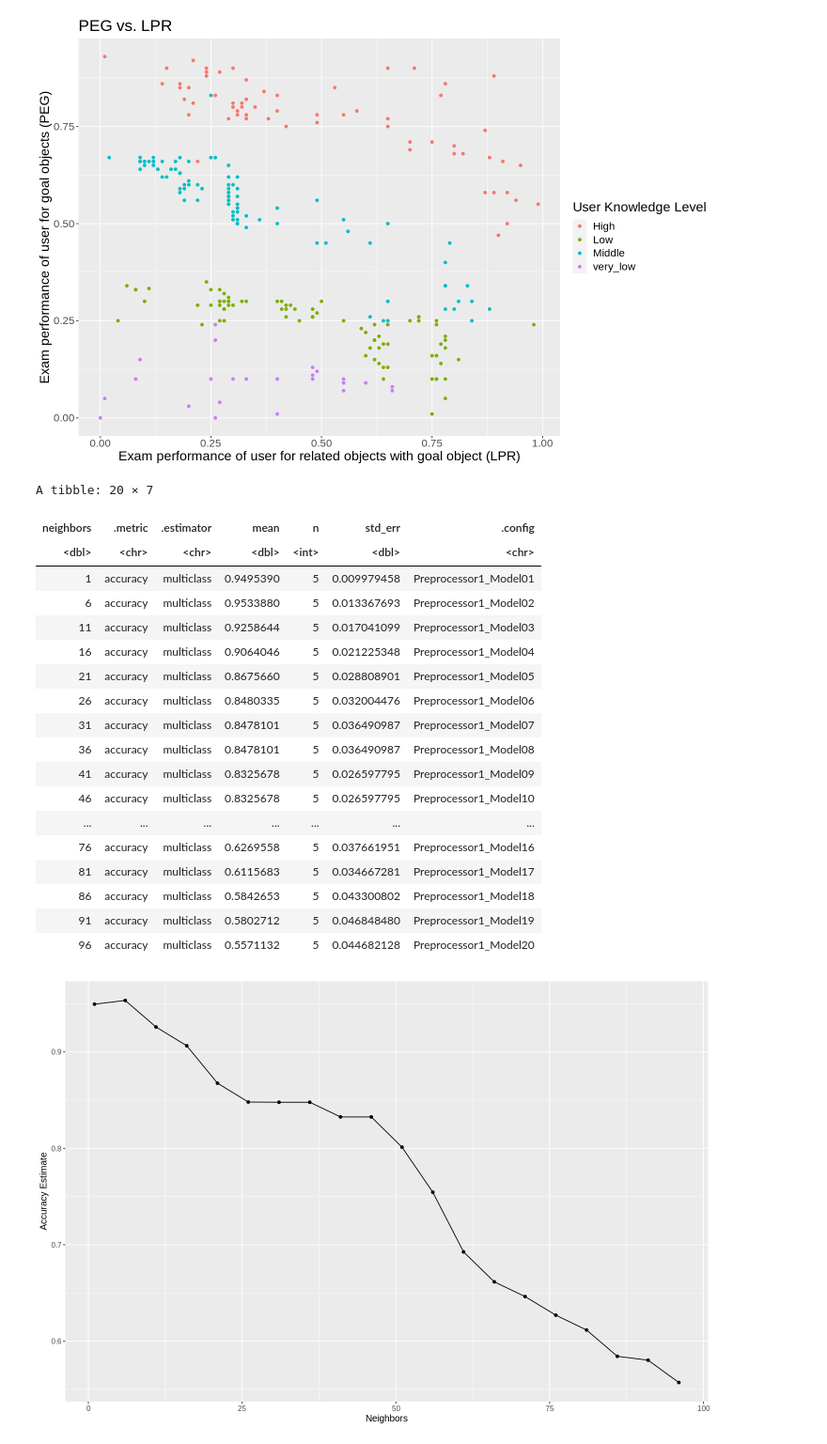
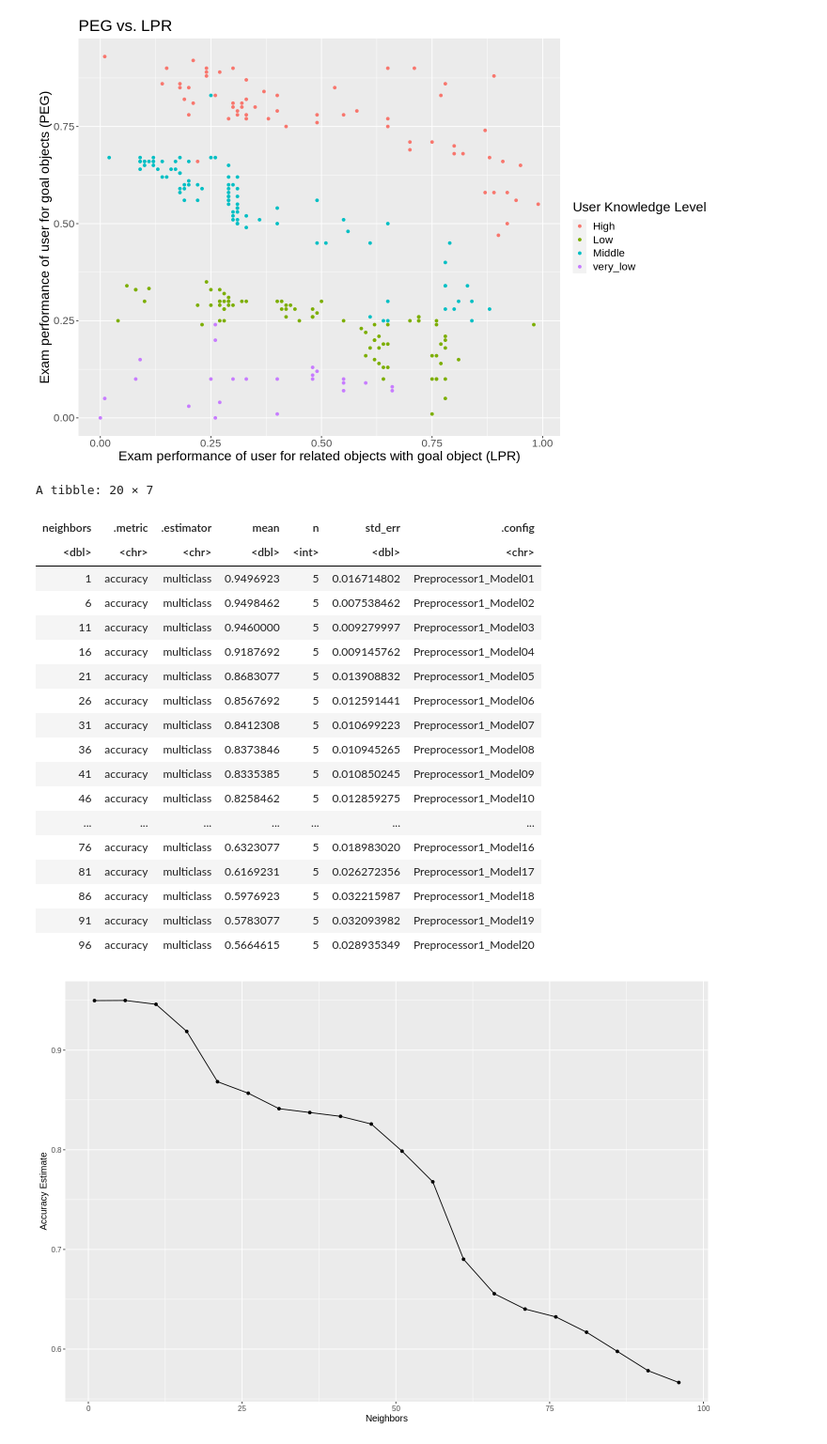
Before and after one commit to janicechn/project-005-25, a Jupyter notebook: term-project.ipynb, the cells around one changed output. Shown at 94% size. Drawn from its saved outputs; the diff is of its cells as text; code cells hidden in the pictures.

```diff
--- a/term-project.ipynb
+++ b/term-project.ipynb
@@ -15,9 +15,7 @@ set.seed(1234)
 url = "https://archive.ics.uci.edu/ml/machine-learning-databases/00257/Data_User_Modeling_Dataset_Hamdi%20Tolga%20KAHRAMAN.xls"
 data = download.file(url, destfile = "user.xls")
 user_train = read_excel("user.xls", sheet = 2) %>%
-            select(LPR, PEG, UNS)
-# levels(user_train$UNS) <- list("High"  = "High", "Low" = "Low", "Middle" = "Middle", "very_low" = "Very Low")
-user_train = user_train %>%
+            select(LPR, PEG, UNS) %>%
             mutate(UNS = as.factor(UNS))
 user_test = read_excel("user.xls", sheet = 3) %>%
             select(LPR, PEG, UNS) %>%
@@ -41,50 +63,50 @@ user_train_plot
 # %%
 # prepare for data modelling
 user_recipe <- recipe(UNS ~ LPR + PEG , data = user_train)
 # create classifier and using cross-validation for parameter value selection (K)
 knn_spec <- nearest_neighbor(weight_func = "rectangular", neighbors = tune()) %>%
       set_engine("kknn") %>%
       set_mode("classification")
 # 5-fold cross-validation
 user_vfold <- vfold_cv(user_train, v = 5, strata = "UNS")
 k_vals <- tibble(neighbors = seq(from = 1, to = 100, by = 5))
 # train classifier with training data
 user_results <- workflow() %>%
       add_recipe(user_recipe) %>%
       add_model(knn_spec) %>%
       tune_grid(user_vfold, grid = k_vals) %>%
       collect_metrics()
 accuracies <- user_results %>%
       filter(.metric == "accuracy")
-accuracies
+head(accuracies)
 # look for K with highest accuracy
 accuracy_vs_k <- ggplot(accuracies, aes(x = neighbors, y= mean)) +
       geom_point() +
       geom_line() +
       labs(x = "Neighbors", y = "Accuracy Estimate") +
       theme(text = element_text(size = 12))
 accuracy_vs_k
 # %% [output]
 A tibble: 20 × 7
 | neighbors | .metric | .estimator | mean | n | std_err | .config |
 | <dbl> | <chr> | <chr> | <dbl> | <int> | <dbl> | <chr> |
-| 1 | accuracy | multiclass | 0.9495390 | 5 | 0.009979458 | Preprocessor1_Model01 |
-| 6 | accuracy | multiclass | 0.9533880 | 5 | 0.013367693 | Preprocessor1_Model02 |
-| 11 | accuracy | multiclass | 0.9258644 | 5 | 0.017041099 | Preprocessor1_Model03 |
-| 16 | accuracy | multiclass | 0.9064046 | 5 | 0.021225348 | Preprocessor1_Model04 |
-| 21 | accuracy | multiclass | 0.8675660 | 5 | 0.028808901 | Preprocessor1_Model05 |
-| 26 | accuracy | multiclass | 0.8480335 | 5 | 0.032004476 | Preprocessor1_Model06 |
-| 31 | accuracy | multiclass | 0.8478101 | 5 | 0.036490987 | Preprocessor1_Model07 |
-| 36 | accuracy | multiclass | 0.8478101 | 5 | 0.036490987 | Preprocessor1_Model08 |
-| 41 | accuracy | multiclass | 0.8325678 | 5 | 0.026597795 | Preprocessor1_Model09 |
-| 46 | accuracy | multiclass | 0.8325678 | 5 | 0.026597795 | Preprocessor1_Model10 |
+| 1 | accuracy | multiclass | 0.9496923 | 5 | 0.016714802 | Preprocessor1_Model01 |
+| 6 | accuracy | multiclass | 0.9498462 | 5 | 0.007538462 | Preprocessor1_Model02 |
+| 11 | accuracy | multiclass | 0.9460000 | 5 | 0.009279997 | Preprocessor1_Model03 |
+| 16 | accuracy | multiclass | 0.9187692 | 5 | 0.009145762 | Preprocessor1_Model04 |
+| 21 | accuracy | multiclass | 0.8683077 | 5 | 0.013908832 | Preprocessor1_Model05 |
+| 26 | accuracy | multiclass | 0.8567692 | 5 | 0.012591441 | Preprocessor1_Model06 |
+| 31 | accuracy | multiclass | 0.8412308 | 5 | 0.010699223 | Preprocessor1_Model07 |
+| 36 | accuracy | multiclass | 0.8373846 | 5 | 0.010945265 | Preprocessor1_Model08 |
+| 41 | accuracy | multiclass | 0.8335385 | 5 | 0.010850245 | Preprocessor1_Model09 |
+| 46 | accuracy | multiclass | 0.8258462 | 5 | 0.012859275 | Preprocessor1_Model10 |
 | ... | ... | ... | ... | ... | ... | ... |
-| 76 | accuracy | multiclass | 0.6269558 | 5 | 0.037661951 | Preprocessor1_Model16 |
-| 81 | accuracy | multiclass | 0.6115683 | 5 | 0.034667281 | Preprocessor1_Model17 |
-| 86 | accuracy | multiclass | 0.5842653 | 5 | 0.043300802 | Preprocessor1_Model18 |
-| 91 | accuracy | multiclass | 0.5802712 | 5 | 0.046848480 | Preprocessor1_Model19 |
-| 96 | accuracy | multiclass | 0.5571132 | 5 | 0.044682128 | Preprocessor1_Model20 |
+| 76 | accuracy | multiclass | 0.6323077 | 5 | 0.018983020 | Preprocessor1_Model16 |
+| 81 | accuracy | multiclass | 0.6169231 | 5 | 0.026272356 | Preprocessor1_Model17 |
+| 86 | accuracy | multiclass | 0.5976923 | 5 | 0.032215987 | Preprocessor1_Model18 |
+| 91 | accuracy | multiclass | 0.5783077 | 5 | 0.032093982 | Preprocessor1_Model19 |
+| 96 | accuracy | multiclass | 0.5664615 | 5 | 0.028935349 | Preprocessor1_Model20 |
-[figure, old version]
+[figure, new version]
 # %%
 # from accuracy_vs_k above, we see 6 is the best value for K
 # final model with best value K
```
Also changed, not shown: parts of 2 cells of this notebook.
